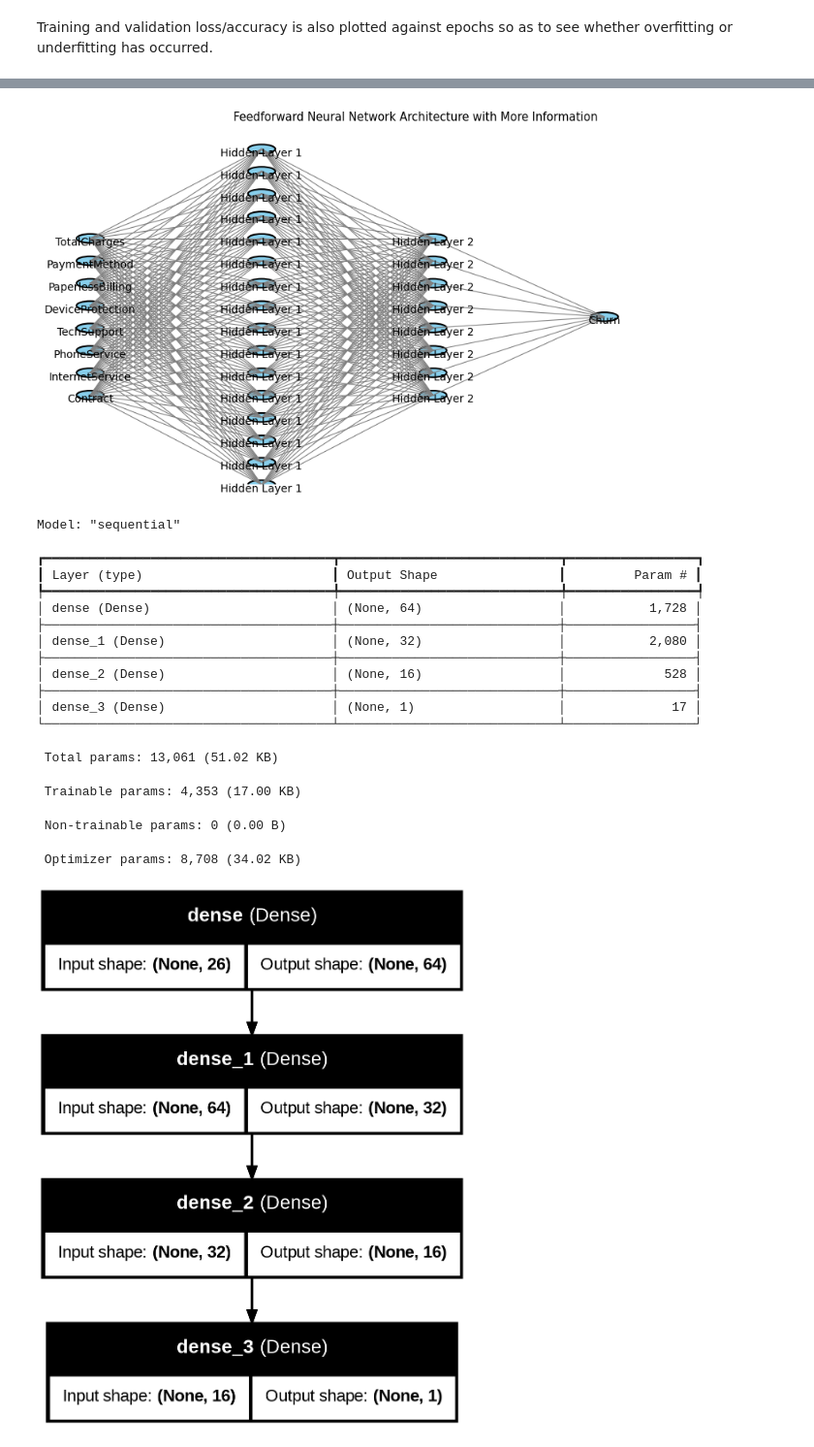
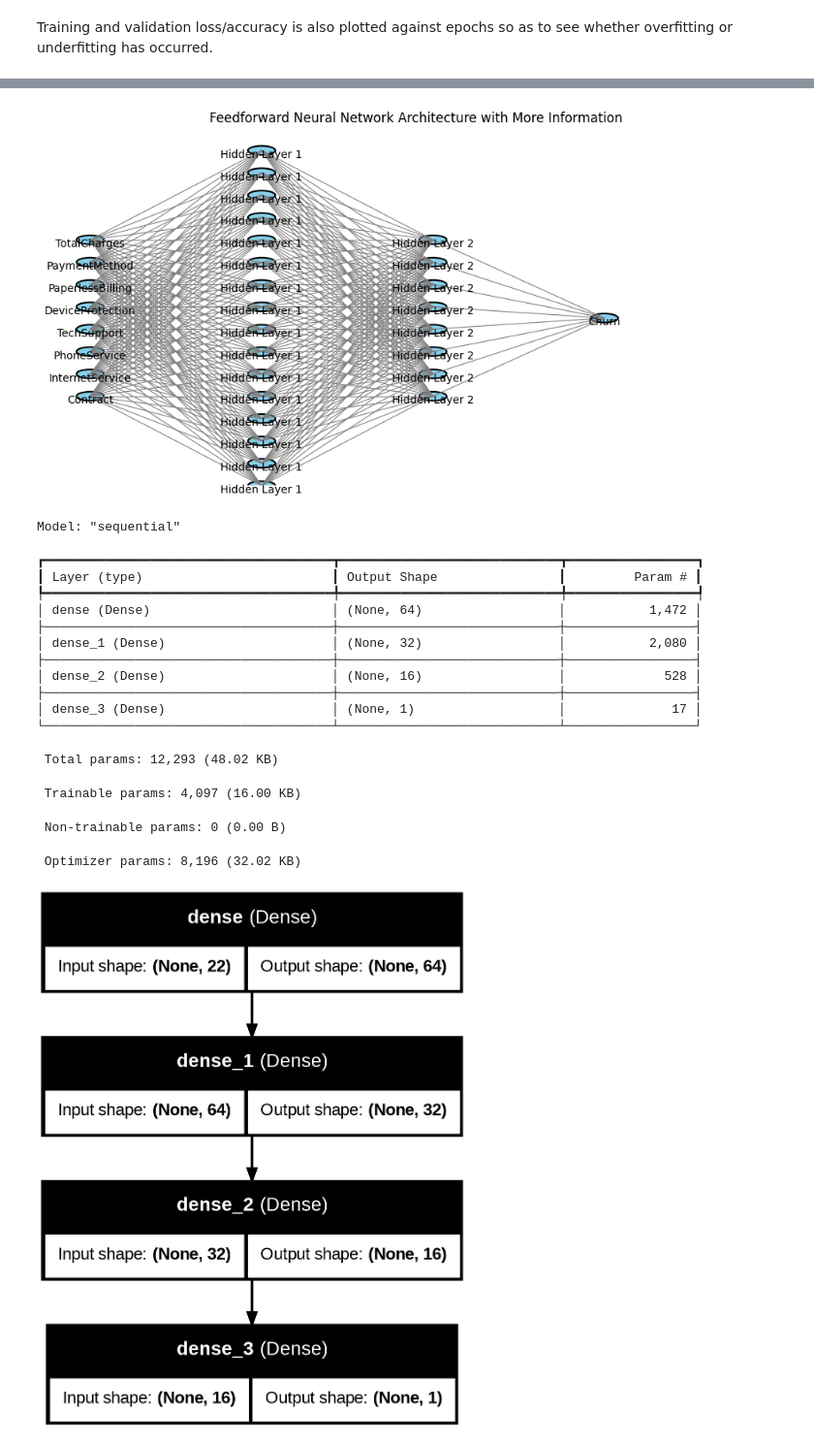
Before and after one commit to mayarrahmedd/aigirlspt2, a Jupyter notebook: aigirlspt_2.ipynb, the cells around one changed output, grey strips where cells are left out. Shown at 97% size. Cells and saved outputs as stored; diff of their text form; code cells hidden in the pictures.

```diff
--- a/aigirlspt_2.ipynb
+++ b/aigirlspt_2.ipynb
@@ -742,10 +685,7 @@ from tensorflow.keras.utils import to_categorical
 
 df = pd.read_csv('WA_Fn-UseC_-Telco-Customer-Churn.csv')
 
-columns_of_interest = [
-    'Churn', 'Contract', 'tenure', 'InternetService', 'PhoneService',
-    'TechSupport', 'DeviceProtection', 'PaperlessBilling', 'PaymentMethod',
-    'TotalCharges', 'Partner', 'Dependents'
+columns_of_interest = [ 'Churn', 'Contract', 'InternetService', 'PhoneService', 'TechSupport', 'DeviceProtection', 'PaperlessBilling', 'PaymentMethod', 'TotalCharges', 'MonthlyCharges'
 ]
 
 df_filtered = df[columns_of_interest].copy()
@@ -903,35 +844,35 @@ def plot_fnn_with_more_info(layer_sizes, input_features, output_label, hidden_la
 
             if i == 0:
                 ax.text(x, y - 0.6, input_features[j], ha='center', fontsize=10)
             elif i == 1:
                 ax.text(x, y - 0.6, hidden_layer_labels[0], ha='center', fontsize=10)
             elif i == 2:
                 ax.text(x, y - 0.6, hidden_layer_labels[1], ha='center', fontsize=10)
             elif i == len(layer_sizes) - 1:
                 ax.text(x, y - 0.6, output_label, ha='center', fontsize=10)
 
         if i < len(layer_sizes) - 1:
             next_layer_size = layer_sizes[i + 1]
             next_y_start = -next_layer_size / 2 * v_gap
             for j in range(layer_size):
                 y = y_start + j * v_gap
                 for k in range(next_layer_size):
                     next_y = next_y_start + k * v_gap
                     ax.plot([x, x + h_gap], [y, next_y], color='gray', lw=0.8)
 
     ax.set_xlim(-1, len(layer_sizes) * h_gap)
     ax.set_ylim(-max_neurons / 2 * v_gap, max_neurons / 2 * v_gap)
     plt.title("Feedforward Neural Network Architecture with More Information")
     plt.show()
 
 layer_sizes = [8, 16, 8, 1]
-input_features = ['Contract', 'InternetService', 'PhoneService', 'TechSupport', 'DeviceProtection', 'PaperlessBilling', 'PaymentMethod', 'TotalCharges']
+input_features = ['Contract', 'InternetService', 'PhoneService', 'TechSupport', 'DeviceProtection', 'PaperlessBilling', 'PaymentMethod', 'TotalCharges', 'MonthlyCharges']
 output_label = 'Churn'
 hidden_layer_labels = ['Hidden Layer 1', 'Hidden Layer 2']
 
 plot_fnn_with_more_info(layer_sizes, input_features, output_label, hidden_layer_labels)
 # %% [output]
-[figure, old version]
+[figure, new version]
 # %%
 model.summary()
 # %% [output]
@@ -939,7 +880,7 @@ Model: "sequential"
 ┏━━━━━━━━━━━━━━━━━━━━━━━━━━━━━━━━━━━━━━┳━━━━━━━━━━━━━━━━━━━━━━━━━━━━━┳━━━━━━━━━━━━━━━━━┓
 ┃ Layer (type)                         ┃ Output Shape                ┃         Param # ┃
 ┡━━━━━━━━━━━━━━━━━━━━━━━━━━━━━━━━━━━━━━╇━━━━━━━━━━━━━━━━━━━━━━━━━━━━━╇━━━━━━━━━━━━━━━━━┩
-│ dense (Dense)                        │ (None, 64)                  │           1,728 │
+│ dense (Dense)                        │ (None, 64)                  │           1,472 │
 ├──────────────────────────────────────┼─────────────────────────────┼─────────────────┤
 │ dense_1 (Dense)                      │ (None, 32)                  │           2,080 │
 ├──────────────────────────────────────┼─────────────────────────────┼─────────────────┤
@@ -947,10 +888,10 @@ Model: "sequential"
 ├──────────────────────────────────────┼─────────────────────────────┼─────────────────┤
 │ dense_3 (Dense)                      │ (None, 1)                   │              17 │
 └──────────────────────────────────────┴─────────────────────────────┴─────────────────┘
- Total params: 13,061 (51.02 KB)
+ Total params: 12,293 (48.02 KB)
- Trainable params: 4,353 (17.00 KB)
+ Trainable params: 4,097 (16.00 KB)
  Non-trainable params: 0 (0.00 B)
- Optimizer params: 8,708 (34.02 KB)
+ Optimizer params: 8,196 (32.02 KB)
 # %%
 from tensorflow.keras.utils import plot_model
 
```
Also changed, not shown: parts of 19 cells of this notebook.
